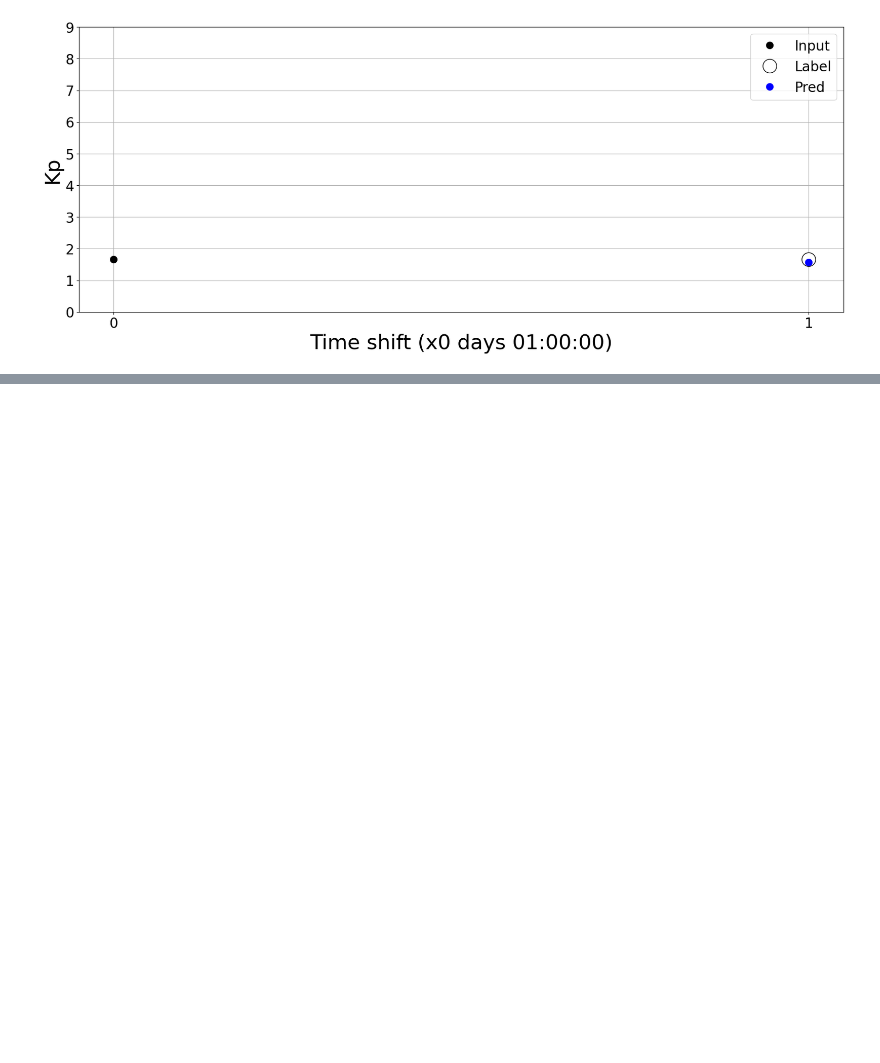
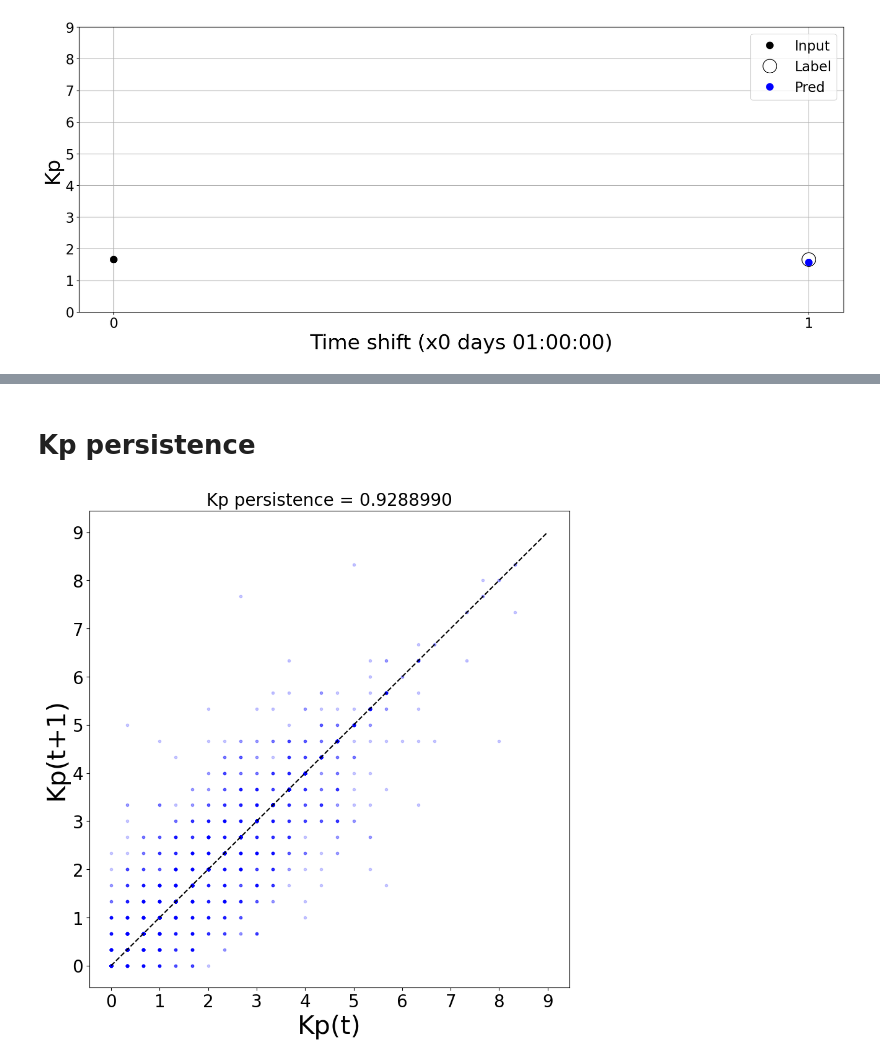
Before and after one commit to John1117/ReDSCOVR_PythonProject, a Jupyter notebook: model_training.ipynb, the cells around one changed output, grey strips where cells are left out. Drawn from its saved outputs; the diff is of its cells as text; code cells hidden in the pictures; blank space fills up the shorter version.

```diff
--- a/model_training.ipynb
+++ b/model_training.ipynb
@@ -323,0 +367,22 @@ plot_demo(
+# %% [markdown]
+# Kp persistence
+# %%
+def plot_Kp_persistence(df, mean, std):
+
+    Kps = df['Kp'][:-1] * std + mean
+    Kp_plus1s = df['Kp'][1:] * std + mean
+
+    r = np.corrcoef(Kps, Kp_plus1s)[0, 1]
+    plt.figure(figsize=(10, 10))
+    plt.title(f'Kp persistence = {r:.7f}', fontsize=20)
+    plt.plot(Kps, Kp_plus1s, 'b.', alpha=0.2)
+    plt.plot([0, 9], [0, 9], 'k--')
+    plt.xlabel('Kp(t)', fontsize=30)
+    plt.ylabel('Kp(t+1)', fontsize=30)
+    plt.xticks(ticks=range(10), labels=range(10), fontsize=20)
+    plt.yticks(ticks=range(10), labels=range(10), fontsize=20)
+    plt.show()
+
+plot_Kp_persistence(test_df, mean=train_mean['Kp'], std=train_std['Kp'])
+# %% [output]
+[figure, added]
```
Also changed, not shown: parts of 14 cells of this notebook.
